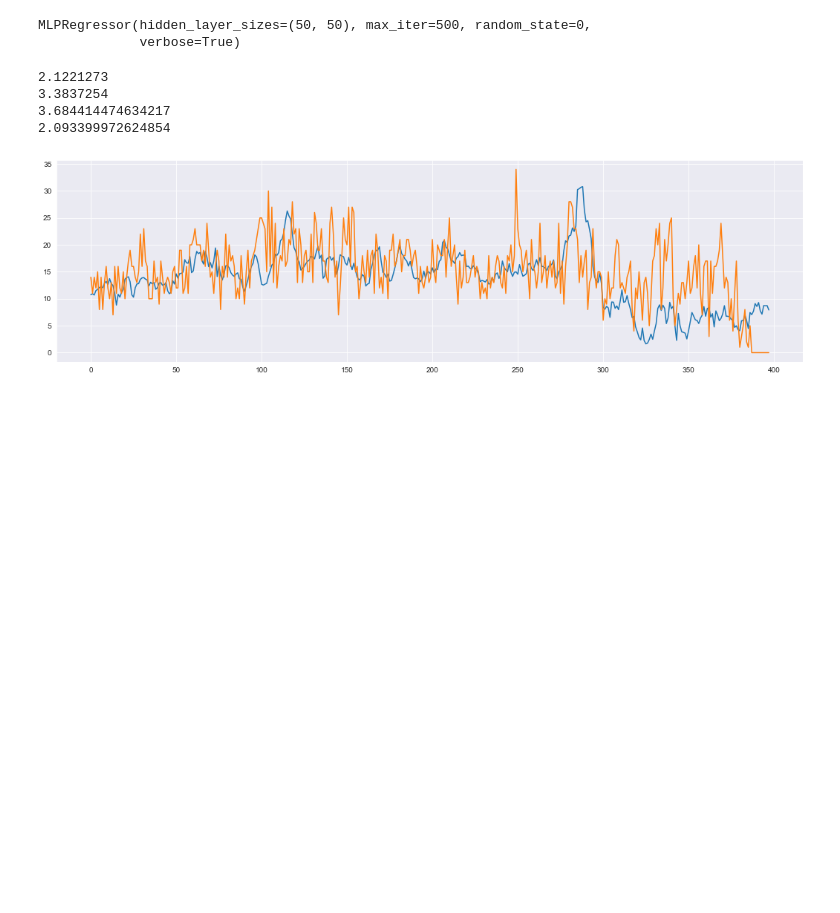
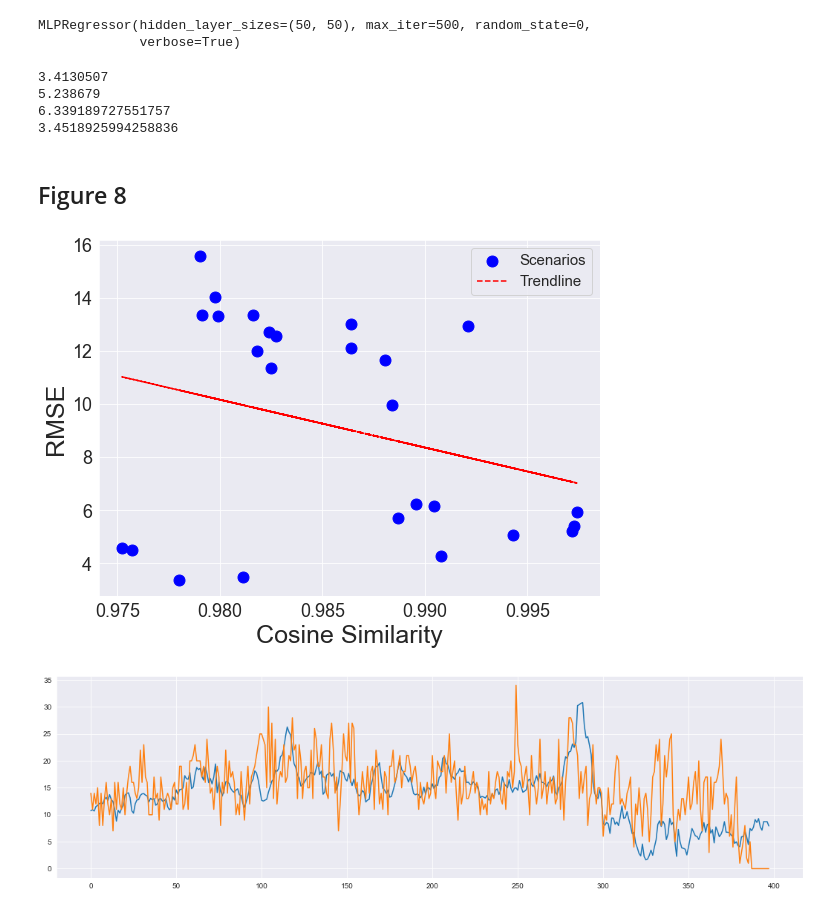
Before and after one commit to WaimenMak/Benchmarking-Crowd-Flow-Prediction, a Jupyter notebook: Generate Scenario Data.ipynb, the cells around one changed output. Drawn from its saved outputs; the diff is of its cells as text; code cells hidden in the pictures; blank space fills up the shorter version.

```diff
--- a/Generate Scenario Data.ipynb
+++ b/Generate Scenario Data.ipynb
@@ -181,7 +184,7 @@ MLPRegressor(hidden_layer_sizes=(50, 50), max_iter=500, random_state=0,
 from lib.metric import masked_rmse_np, masked_mae_np, weighted_average_loss
 output_dim = 3
 
-vis_data = data_dict["./sc sensor 2/sc14"].astype("float64") # after sliding window
+vis_data = data_dict["./sc sensor 2/sc16"].astype("float64") # after sliding window
 source, target = sliding_win(vis_data)  # process data into continuous sample data
 # for i in range(3): #3 feature num
 #     source[..., i] = data["scalers"][i].transform(source[..., i])  # input data
@@ -199,10 +202,66 @@ print(masked_rmse_np(vis[..., 2], gt[..., 2]))
 print(np.mean(wt1[..., 2])) #wtrmse
 print(np.mean(wt2[..., 2])) #wtmae
 # %% [output]
-2.1221273
-3.3837254
-3.684414474634217
-2.093399972624854
+3.4130507
+5.238679
+6.339189727551757
+3.4518925994258836
+# %% [markdown]
+## Figure 8
+# %%
+import pandas as pd
+import matplotlib.pyplot as plt
+
+excel_file = "mlp.xlsx"  # Replace with your file name
+
+try:
+    df = pd.read_excel(excel_file)
+except FileNotFoundError:
+    print(f"Error: File not found: {excel_file}")
+    exit()
+except Exception as e:
+    print(f"An error occurred while reading the Excel file: {e}")
+    exit()
+
+try:
+    df['Key_numeric'] = df['Key'].str.replace('_','.', regex=True)
+    df['Key_numeric'] = pd.to_numeric(df['Key_numeric'])
+    df = df.sort_values(by='Key_numeric') #sort by key numeric
+except:
+    print("Warning: fail to convert Key to numeric, try to use string instead")
+    df['Key_numeric'] = df['Key']
+    df = df.sort_values(by='Value') #sort by value if fail to convert
+
+try:
+    # Create the scatter plot
+    plt.figure(figsize=(8, 6))  # Adjust figure size as needed
+    plt.scatter(df['Value'], df['RMSE'], color='blue', label='Scenarios', s=120)
+
+    # Add labels and title
+    plt.xlabel('Cosine Similarity',fontsize=25)
+    plt.ylabel('RMSE',fontsize=25)
+    # plt.title('RMSE vs. Value')
+    plt.xticks(fontsize=18)
+    plt.yticks(fontsize=18)
+
+    # Add a trendline (optional)
+    z = np.polyfit(df['Value'], df['RMSE'], 1)  # Fit a 1st-degree polynomial (linear)
+    p = np.poly1d(z)
+    plt.plot(df['Value'], p(df['Value']), "r--", label='Trendline') #plot the trendline
+
+    # Add legend
+    plt.legend(fontsize=15)
+    # Improve layout and show the plot
+    plt.grid(True)
+    plt.tight_layout()
+
+except Exception as e:
+    print(f"An error occurred during plotting: {e}")
+# save the plot
+plt.savefig("fig/variability.pdf", bbox_inches='tight')
+plt.show()
+# %% [output]
+[figure, added]
 # %%
 import matplotlib.pyplot as plt
 fig, ax = plt.subplots(figsize=(18, 5))
```
Also changed, not shown: parts of 1 cell of this notebook, 14 other files.
